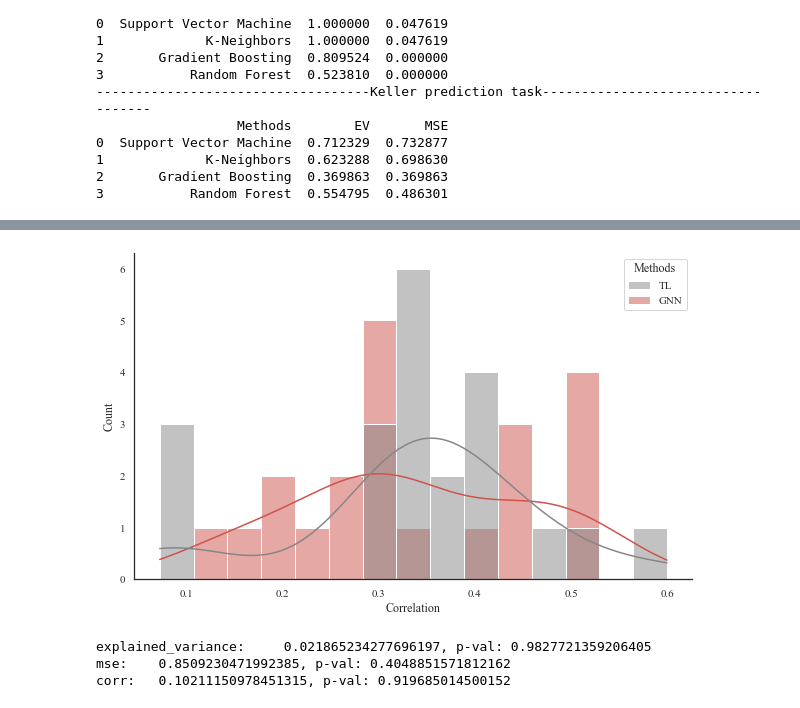
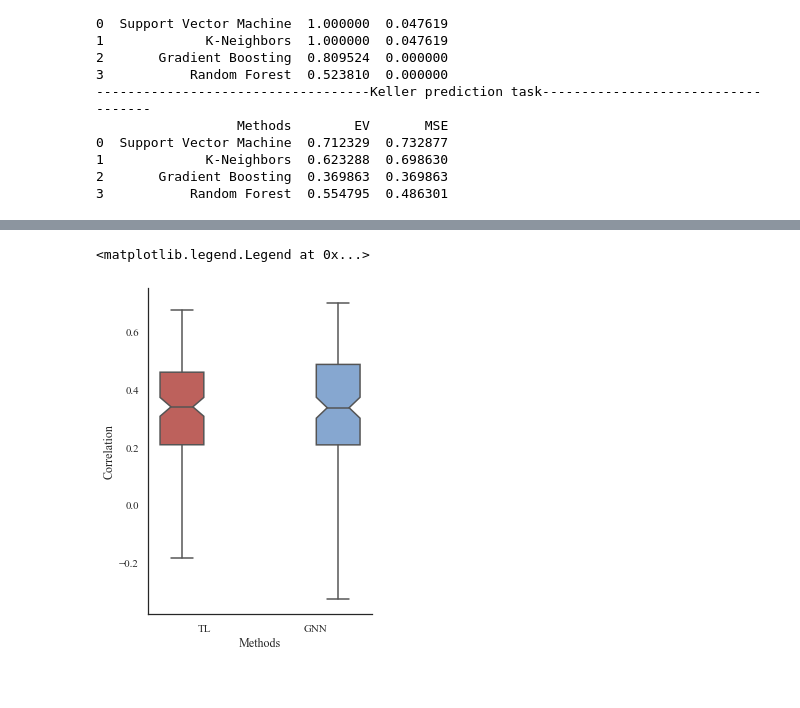
Before and after one commit to rrrrn/ExploringMachineOlfaction, a Jupyter notebook: results/performance.ipynb, the cells around one changed output, grey strips where cells are left out. Cells and saved outputs as stored; diff of their text form; code cells hidden in the pictures.

```diff
--- a/results/performance.ipynb
+++ b/results/performance.ipynb
@@ -341,0 +305,14 @@ fig.savefig("figs/TLDLEV.png")
+# %%
+path = "../results/transfer_ml/gnn_reverse/"
+filelist = os.listdir(path)
+
+WEV = -np.inf
+for fname in filelist:
+    if ".csv" in fname:
+        df = pd.read_csv(path+fname).iloc[:,1:]
+    newWEV = np.unique(df.explained_variance_weighted.values)
+    if newWEV>WEV:
+        WEV=newWEV
+        tlgnndrav=df
+
+tlgnndrav.head()
@@ -342,26 +326,20 @@ fig.savefig("figs/TLDLEV.png")
 # %%
-sns.set(rc={'figure.figsize':(10,6)})
-sns.set_theme(style="white", palette=sns.color_palette(colors[2:4]), font="times new roman", rc=custom_params, font_scale=1)
-g = sns.histplot(data=dftlplot[dftlplot["Metrics"]=="CORR"], x="Values", hue = "Methods", bins=15, kde=True, alpha=.5)
-g.set_xlabel("Correlation")
-fig = g.get_figure()
-fig.savefig("figs/TLDLCORR.png")
+mse, ev, corr = [],[], []
+for df in [tlgnndrav, dravgnndf]:
+    ev += df.explained_variance.tolist()
+    corr +=df["corr"].tolist()
+
+dftlplot = pd.DataFrame()
+dftlplot["Values"] = ev +corr
+dftlplot["Metrics"] = np.repeat(["EV", "CORR"], len(ev))
+dftlplot["Methods"] = np.repeat(["TL", "GNN"],dravgnndf.shape[0]).tolist()*2
+
+## plot all them out
+sns.set(rc={'figure.figsize':(4,6)})
+sns.set_theme(style="white", palette=sns.color_palette(colors[3:5]), font="times new roman", rc=custom_params, font_scale=1)
+g = sns.boxplot(data=dftlplot[dftlplot["Metrics"]=="CORR"], y="Values", hue = "Methods", x = "Methods", notch=True, whis=2)
+g.set_ylabel("Correlation")
+g.legend("", frameon=False)
 # %% [output]
+<matplotlib.legend.Legend at 0x...>
-[figure, old version]
+[figure, new version]
-# %%
-tablecontent = np.zeros((1,3))
-for metric in ["explained_variance", "mse", "corr"]:
-    if metric=="mse":
-        vec1 = np.sqrt(tlgnn[metric])
-        vec2 = np.sqrt(-kellergnndf.neg_mean_squared_error.values)
-    else:
-        vec1 = tlgnn[metric]
-        vec2 = kellergnndf[metric]
-    diff, p = ttest_rel(vec1, vec2)
-    print(f"{metric}:\t{diff}, p-val: {p}")
-
-# print(pd.DataFrame(tablecontent, columns=["Difference", "p-Value"]*2, index=methods[:4]))
-# %% [output]
-explained_variance:     0.021865234277696197, p-val: 0.9827721359206405
-mse:    0.8509230471992385, p-val: 0.4048851571812162
-corr:   0.10211150978451315, p-val: 0.919685014500152
```
Also changed, not shown: parts of 7 cells of this notebook, 26 other files.
